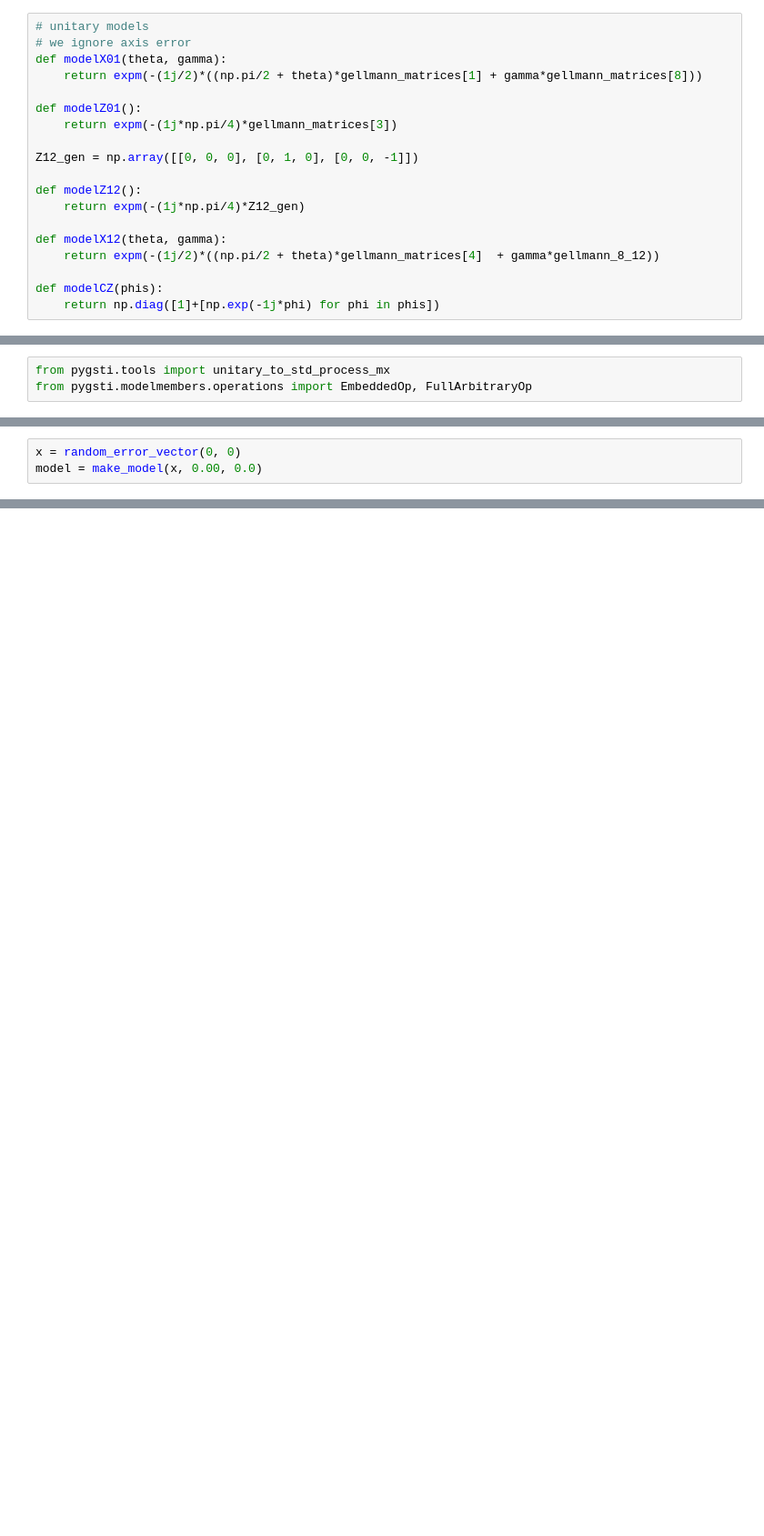
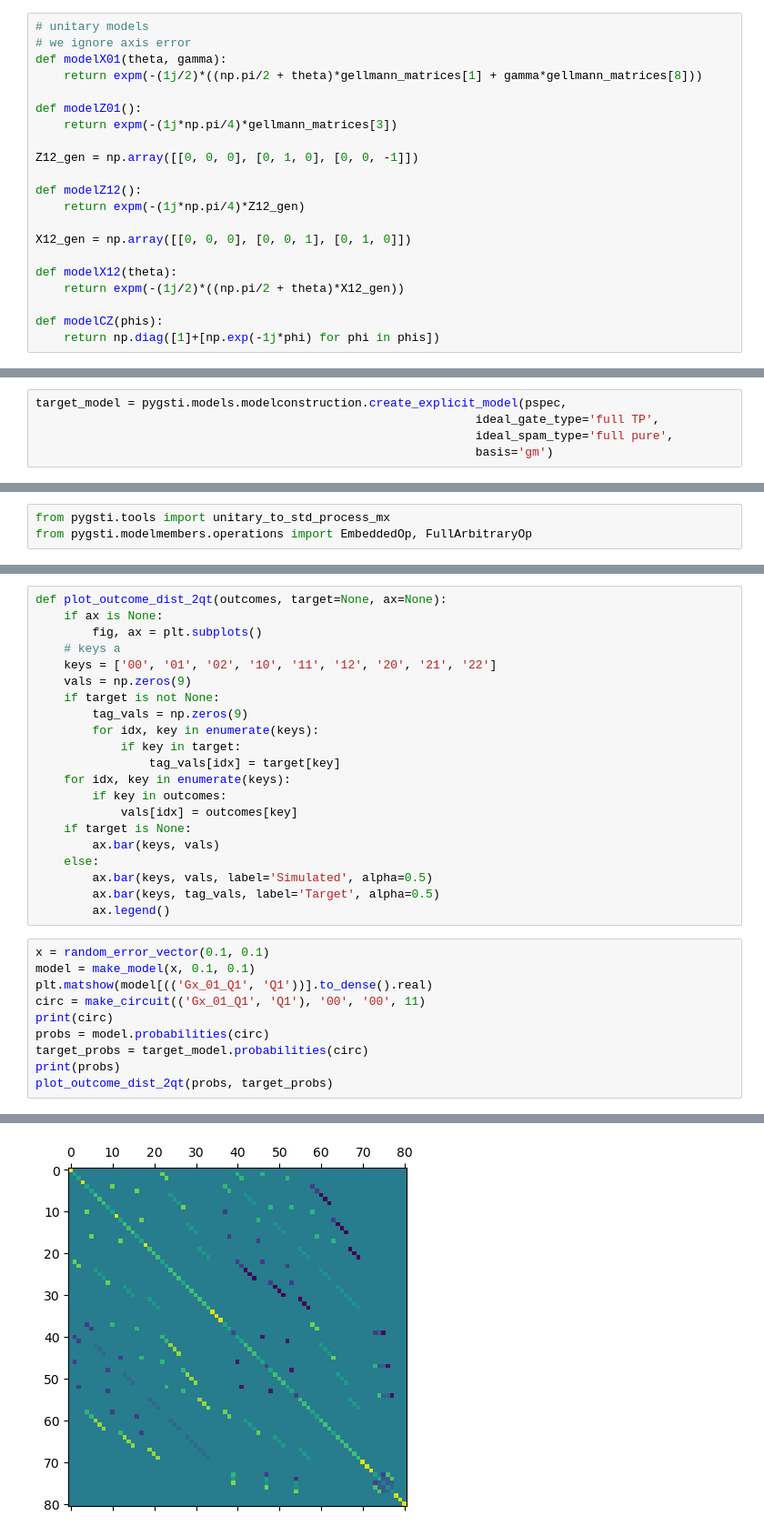
Before and after one commit to jpmarceaux/QutritRPE, a Jupyter notebook: qutrit_open.ipynb, the cells around one changed output, grey strips where cells are left out. Shown: that part at 91% size. Drawn from its saved outputs; the diff is of its cells as text; blank space fills up the shorter version.

Commit message:
fixed model and progress on 1qt RPE

```diff
--- a/qutrit_open.ipynb
+++ b/qutrit_open.ipynb
@@ -33,8 +36,10 @@ Z12_gen = np.array([[0, 0, 0], [0, 1, 0], [0, 0, -1]])
 def modelZ12():
     return expm(-(1j*np.pi/4)*Z12_gen)
 
-def modelX12(theta, gamma):
-    return expm(-(1j/2)*((np.pi/2 + theta)*gellmann_matrices[4]  + gamma*gellmann_8_12))
+X12_gen = np.array([[0, 0, 0], [0, 0, 1], [0, 1, 0]])
+
+def modelX12(theta):
+    return expm(-(1j/2)*((np.pi/2 + theta)*X12_gen))
 
 def modelCZ(phis):
     return np.diag([1]+[np.exp(-1j*phi) for phi in phis])
@@ -40,0 +99,5 @@ def modelCZ(phis):
+# %%
+target_model = pygsti.models.modelconstruction.create_explicit_model(pspec,
+                                                              ideal_gate_type='full TP',
+                                                              ideal_spam_type='full pure',
+                                                              basis='gm')
@@ -242,3 +187,0 @@ def make_circuit(gate, prep_label, meas_label, depth):
-# %%
-x = random_error_vector(0, 0)
-model = make_model(x, 0.00, 0.0)
@@ -262,0 +354,32 @@ OutcomeLabelDict([(('00',), 0.8421827970787253),
+# %%
+def plot_outcome_dist_2qt(outcomes, target=None, ax=None):
+    if ax is None:
+        fig, ax = plt.subplots()
+    # keys a
+    keys = ['00', '01', '02', '10', '11', '12', '20', '21', '22']
+    vals = np.zeros(9)
+    if target is not None:
+        tag_vals = np.zeros(9)
+        for idx, key in enumerate(keys):
+            if key in target:
+                tag_vals[idx] = target[key]
+    for idx, key in enumerate(keys):
+        if key in outcomes:
+            vals[idx] = outcomes[key]
+    if target is None:
+        ax.bar(keys, vals)
+    else:
+        ax.bar(keys, vals, label='Simulated', alpha=0.5)
+        ax.bar(keys, tag_vals, label='Target', alpha=0.5)
+        ax.legend()
+# %%
+x = random_error_vector(0.1, 0.1)
+model = make_model(x, 0.1, 0.1)
+plt.matshow(model[(('Gx_01_Q1', 'Q1'))].to_dense().real)
+circ = make_circuit(('Gx_01_Q1', 'Q1'), '00', '00', 11)
+print(circ)
+probs = model.probabilities(circ)
+target_probs = target_model.probabilities(circ)
+print(probs)
+plot_outcome_dist_2qt(probs, target_probs)
+# %% [output]
@@ -262,0 +390 @@ OutcomeLabelDict([(('00',), 0.8421827970787253),
+[figure, added]
```
Also changed, not shown: parts of 35 cells of this notebook.
